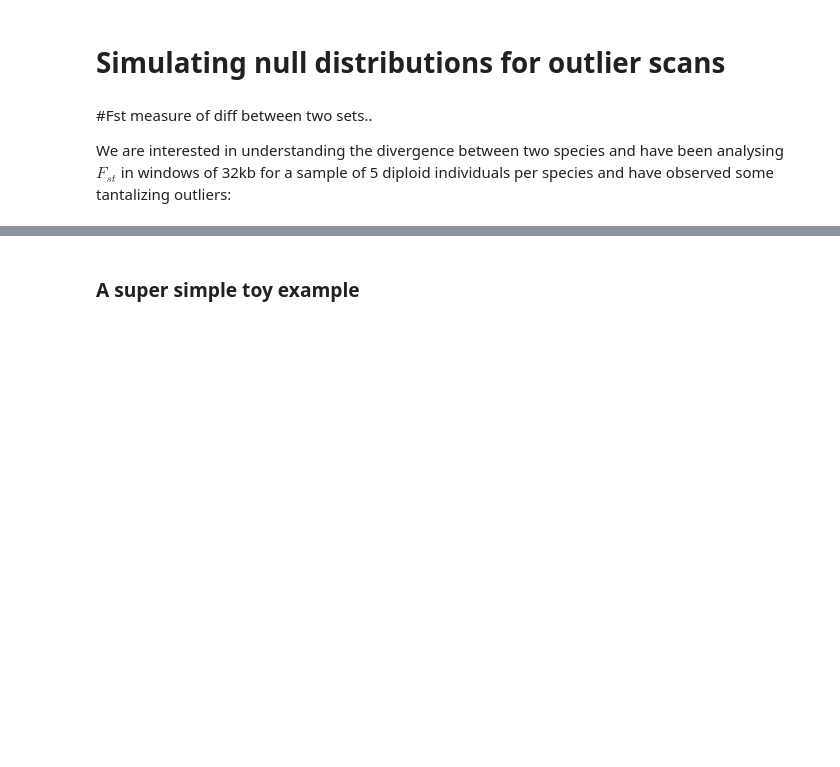
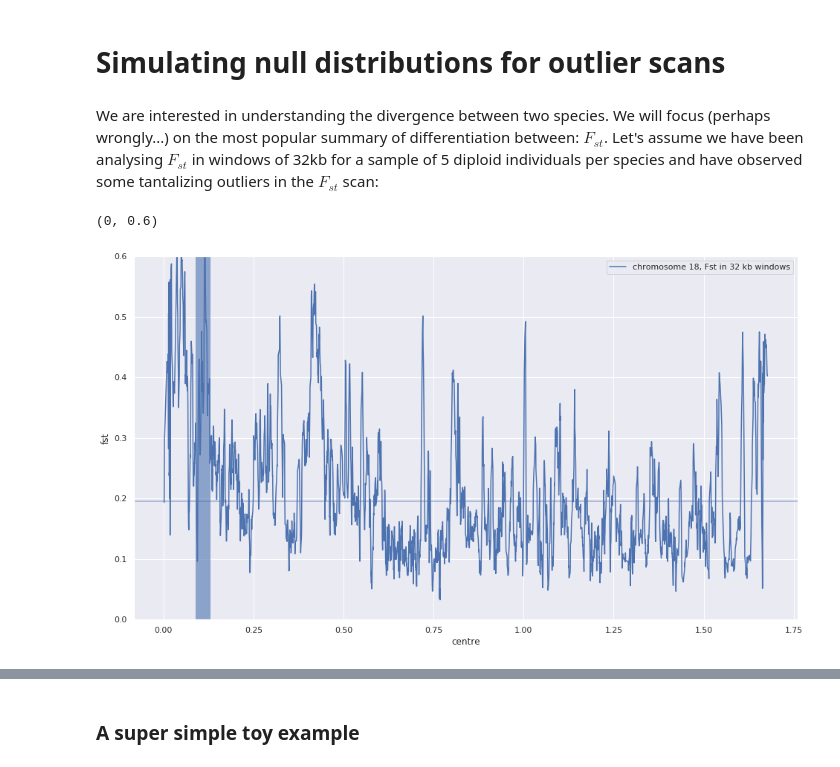
Before and after one commit to DRL/SMBE-SGE-2019, a Jupyter notebook: Session_2/Fst_short_chuncks/simulating_windowise_Fst_KL .ipynb, the cells around one changed output, grey strips where cells are left out. Saved outputs shown, nothing was run; the diff lists cells and outputs as text; code cells hidden in the pictures; blank space fills up the shorter version.

Commit message:
hmel Fst and sliding window plots included

```diff
--- a/Session_2/Fst_short_chuncks/simulating_windowise_Fst_KL .ipynb
+++ b/Session_2/Fst_short_chuncks/simulating_windowise_Fst_KL .ipynb
@@ -8,6 +8,4 @@ import matplotlib.pyplot as plt
 import numpy as np
 %matplotlib inline
 # %% [markdown]
-#Fst measure of diff between two sets..
-
-We are interested in understanding the divergence between two species and have been analysing $F_{st}$ in windows of 32kb for a sample of 5 diploid individuals per species and have observed some tantalizing outliers:
+We are interested in understanding the divergence between two species. We will focus (perhaps wrongly...) on the most popular summary of differentiation between: $F_{st}$. Let's assume we have been analysing $F_{st}$ in windows of 32kb for a sample of 5 diploid individuals per species and have observed some tantalizing outliers in the $F_{st}$ scan:
@@ -19,0 +12,16 @@ ax.set_ylim((0,0.6))
+# %%
+#KL add colours here
+hmel18 = pd.read_csv('chrom18.csv')
+hmel18.head()
+genePos=(1058778+1159581)/2
+
+fig, ax = plt.subplots(figsize=(16,9))
+sns.lineplot(hmel18['centre']/10e6, hmel18['fst'],label='chromosome 18, Fst in 32 kb windows')
+#horizontal line mean Fst with heterogeneity
+plt.axvline(x=genePos/10e6, linewidth=20, alpha=0.6)
+plt.axhline(y=hmel18['fst'].mean(), alpha=0.5)
+plt.legend()
+ax.set_ylim((0,0.6))
+# %% [output]
+(0, 0.6)
+[figure, added]
```
Also changed, not shown: parts of 29 cells of this notebook, 2 other files.
